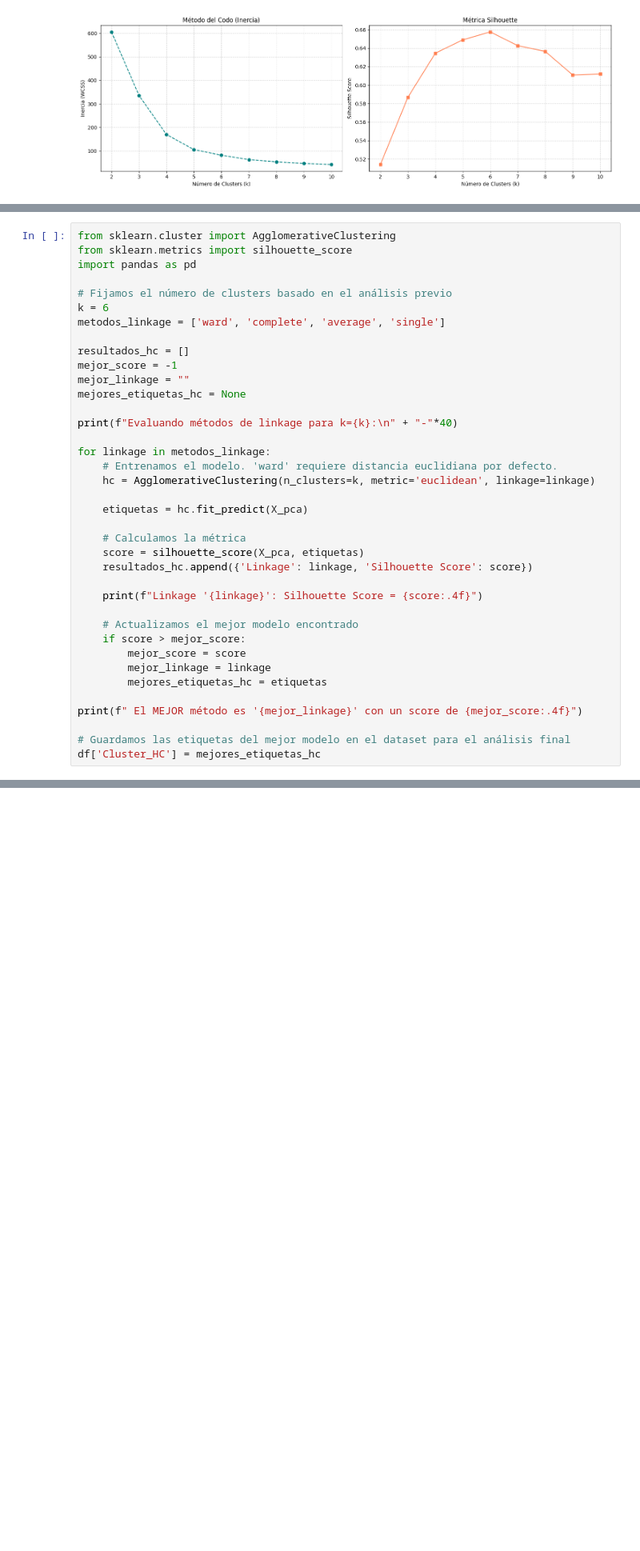
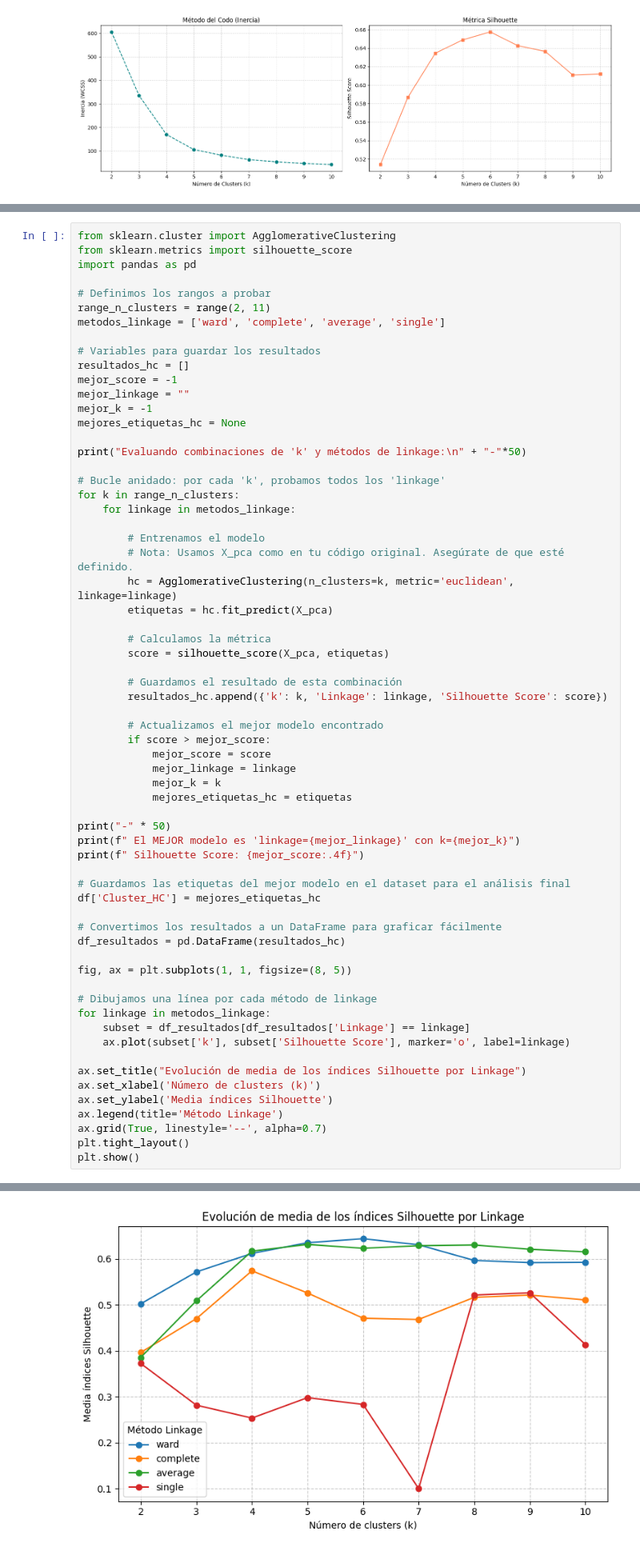
Before and after one commit to 100522128/g81_P2_03_Aprendizaje_Automatico, a Jupyter notebook: notebook.ipynb, the cells around one changed output, grey strips where cells are left out. Shown at 80% size. Drawn from its saved outputs; the diff is of its cells as text; blank space fills up the shorter version.

```diff
--- a/notebook.ipynb
+++ b/notebook.ipynb
@@ -358,37 +358,63 @@ from sklearn.cluster import AgglomerativeClustering
 from sklearn.metrics import silhouette_score
 import pandas as pd
 
-# Fijamos el número de clusters basado en el análisis previo
-k = 6
+# Definimos los rangos a probar
+range_n_clusters = range(2, 11)
 metodos_linkage = ['ward', 'complete', 'average', 'single']
 
+# Variables para guardar los resultados
 resultados_hc = []
 mejor_score = -1
 mejor_linkage = ""
+mejor_k = -1
 mejores_etiquetas_hc = None
 
-print(f"Evaluando métodos de linkage para k={k}:\n" + "-"*40)
+print("Evaluando combinaciones de 'k' y métodos de linkage:\n" + "-"*50)
 
-for linkage in metodos_linkage:
-    # Entrenamos el modelo. 'ward' requiere distancia euclidiana por defecto.
-    hc = AgglomerativeClustering(n_clusters=k, metric='euclidean', linkage=linkage)
+# Bucle anidado: por cada 'k', probamos todos los 'linkage'
+for k in range_n_clusters:
+    for linkage in metodos_linkage:
 
-    etiquetas = hc.fit_predict(X_pca)
+        # Entrenamos el modelo
+        # Nota: Usamos X_pca como en tu código original. Asegúrate de que esté definido.
+        hc = AgglomerativeClustering(n_clusters=k, metric='euclidean', linkage=linkage)
+        etiquetas = hc.fit_predict(X_pca)
 
-    # Calculamos la métrica
-    score = silhouette_score(X_pca, etiquetas)
-    resultados_hc.append({'Linkage': linkage, 'Silhouette Score': score})
+        # Calculamos la métrica
+        score = silhouette_score(X_pca, etiquetas)
 
-    print(f"Linkage '{linkage}': Silhouette Score = {score:.4f}")
+        # Guardamos el resultado de esta combinación
+        resultados_hc.append({'k': k, 'Linkage': linkage, 'Silhouette Score': score})
 
-    # Actualizamos el mejor modelo encontrado
-    if score > mejor_score:
-        mejor_score = score
-        mejor_linkage = linkage
-        mejores_etiquetas_hc = etiquetas
+        # Actualizamos el mejor modelo encontrado
+        if score > mejor_score:
+            mejor_score = score
+            mejor_linkage = linkage
+            mejor_k = k
+            mejores_etiquetas_hc = etiquetas
 
-print(f" El MEJOR método es '{mejor_linkage}' con un score de {mejor_score:.4f}")
+print("-" * 50)
+print(f" El MEJOR modelo es 'linkage={mejor_linkage}' con k={mejor_k}")
+print(f" Silhouette Score: {mejor_score:.4f}")
 
 # Guardamos las etiquetas del mejor modelo en el dataset para el análisis final
 df['Cluster_HC'] = mejores_etiquetas_hc
+
+# Convertimos los resultados a un DataFrame para graficar fácilmente
+df_resultados = pd.DataFrame(resultados_hc)
+
+fig, ax = plt.subplots(1, 1, figsize=(8, 5))
+
+# Dibujamos una línea por cada método de linkage
+for linkage in metodos_linkage:
+    subset = df_resultados[df_resultados['Linkage'] == linkage]
+    ax.plot(subset['k'], subset['Silhouette Score'], marker='o', label=linkage)
+
+ax.set_title("Evolución de media de los índices Silhouette por Linkage")
+ax.set_xlabel('Número de clusters (k)')
+ax.set_ylabel('Media índices Silhouette')
+ax.legend(title='Método Linkage')
+ax.grid(True, linestyle='--', alpha=0.7)
+plt.tight_layout()
+plt.show()
 # %% [output]
@@ -402,3 +426,4 @@ Linkage 'single': Silhouette Score = 0.2834
+[figure, added]
 # %% [markdown]
 ### 4.1 Visualización del Modelo Óptimo
 
```
Also changed, not shown: parts of 4 cells of this notebook.
